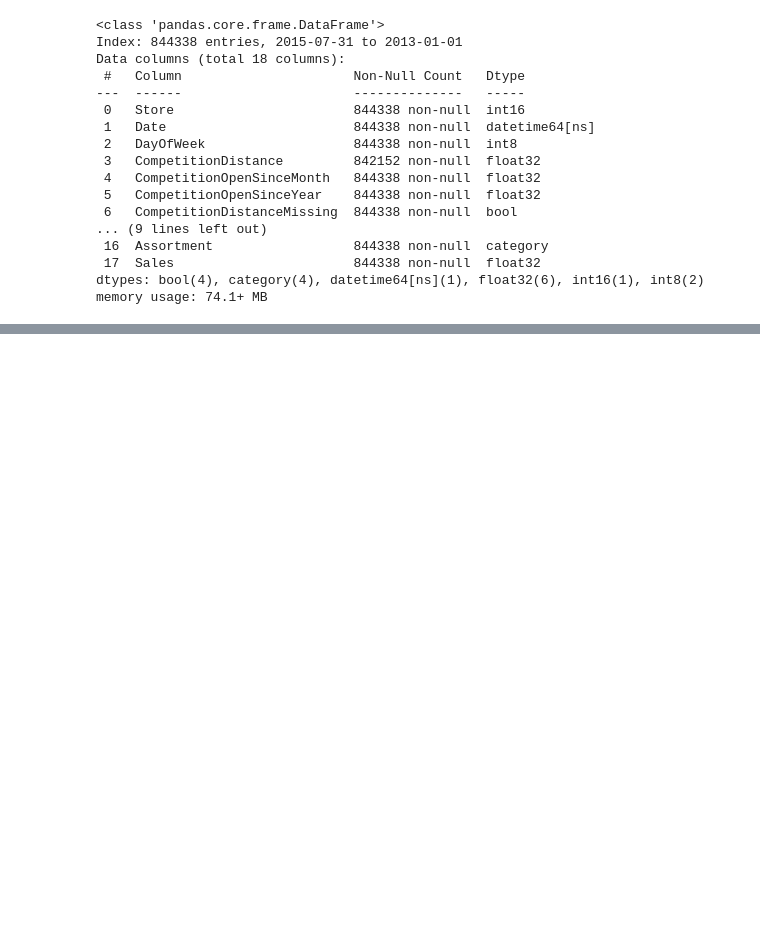
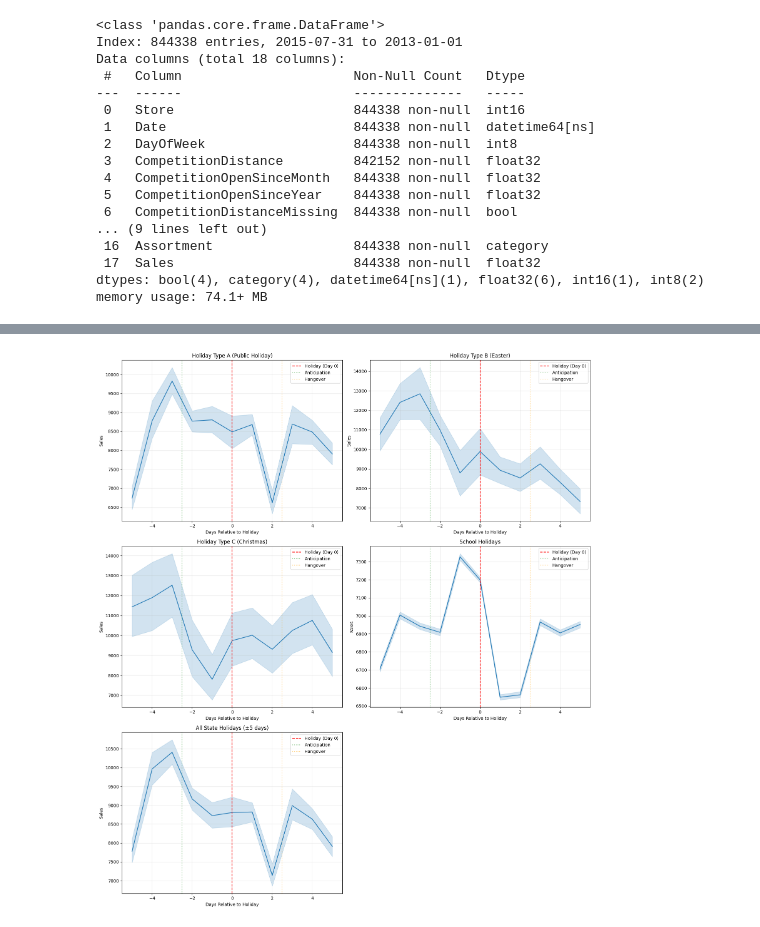
Before and after one commit to mohamedseif-10/Sales-Forecasting, a Jupyter notebook: Notebooks/03_feature_engineering.ipynb, the cells around one changed output, grey strips where cells are left out. Cells and saved outputs as stored; diff of their text form; code cells hidden in the pictures; blank space fills up the shorter version.

```diff
--- a/Notebooks/03_feature_engineering.ipynb
+++ b/Notebooks/03_feature_engineering.ipynb
@@ -420,0 +837,80 @@ memory usage: 2.2 MB
+# %%
+window = 5
+df = df.copy()
+df["Date"] = pd.to_datetime(df["Date"])
+df = df.sort_values(["Store", "Date"])
+df["StateHoliday"] = df["StateHoliday"].astype(str)
+
+
+def get_aligned(df, holiday_mask, window=5):
+    aligned = []
+    holiday_dates = df[holiday_mask][["Store", "Date"]]
+
+    for store_id, group in df.groupby("Store"):
+        store_df = group.set_index("Date")
+        dates = holiday_dates[holiday_dates["Store"] == store_id]["Date"]
+
+        for h_date in dates:
+            start = h_date - pd.Timedelta(days=window)
+            end = h_date + pd.Timedelta(days=window)
+            sub = store_df.loc[start:end].copy()
+
+            if len(sub) == 0:
+                continue
+
+            sub["DaysRelative"] = (sub.index - h_date).days
+            aligned.append(sub[["DaysRelative", "Sales"]])
+
+    if len(aligned) == 0:
+        return pd.DataFrame(columns=["DaysRelative", "Sales"])
+
+    return pd.concat(aligned)
+
+
+aligned_a = get_aligned(df, df["StateHoliday"] == "a", window)
+aligned_b = get_aligned(df, df["StateHoliday"] == "b", window)
+aligned_c = get_aligned(df, df["StateHoliday"] == "c", window)
+aligned_school = get_aligned(df, df["SchoolHoliday"] == 1, window)
+
+aligned_all = get_aligned(df, df["StateHoliday"] != "0", window)
+
+# ---------------------------
+# PLOTTING: SUBPLOTS
+fig, axes = plt.subplots(3, 2, figsize=(16, 18))
+axes = axes.flatten()
+
+titles = [
+    ("Holiday Type A (Public Holiday)", aligned_a),
+    ("Holiday Type B (Easter)", aligned_b),
+    ("Holiday Type C (Christmas)", aligned_c),
+    ("School Holidays", aligned_school),
+    (f"All State Holidays (±{window} days)", aligned_all),
+]
+
+for i, (title, plot_df) in enumerate(titles):
+    ax = axes[i]
+
+    if len(plot_df) == 0:
+        ax.text(0.5, 0.5, "No data", ha="center", va="center", fontsize=14)
+        ax.set_title(title)
+        ax.grid(True, alpha=0.3)
+        continue
+
+    sns.lineplot(data=plot_df, x="DaysRelative", y="Sales", errorbar="ci", ax=ax)
+
+    ax.axvline(0, color="red", linestyle="--", label="Holiday (Day 0)")
+    ax.axvline(-2.5, color="green", linestyle=":", alpha=0.5, label="Anticipation")
+    ax.axvline(2.5, color="orange", linestyle=":", alpha=0.5, label="Hangover")
+
+    ax.set_title(title)
+    ax.set_xlabel("Days Relative to Holiday")
+    ax.set_ylabel("Sales")
+    ax.grid(True, alpha=0.3)
+    ax.legend()
+
+axes[-1].axis("off")
+
+plt.tight_layout()
+plt.show()
+# %% [output]
+[figure, added]
```
Also changed, not shown: parts of 54 cells of this notebook, 1 other file.
